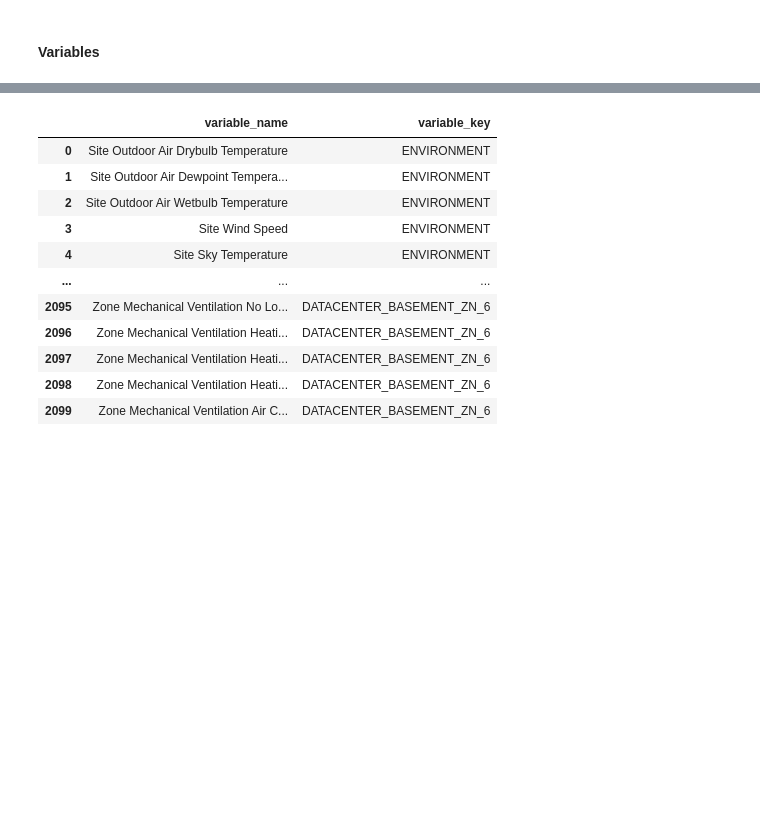
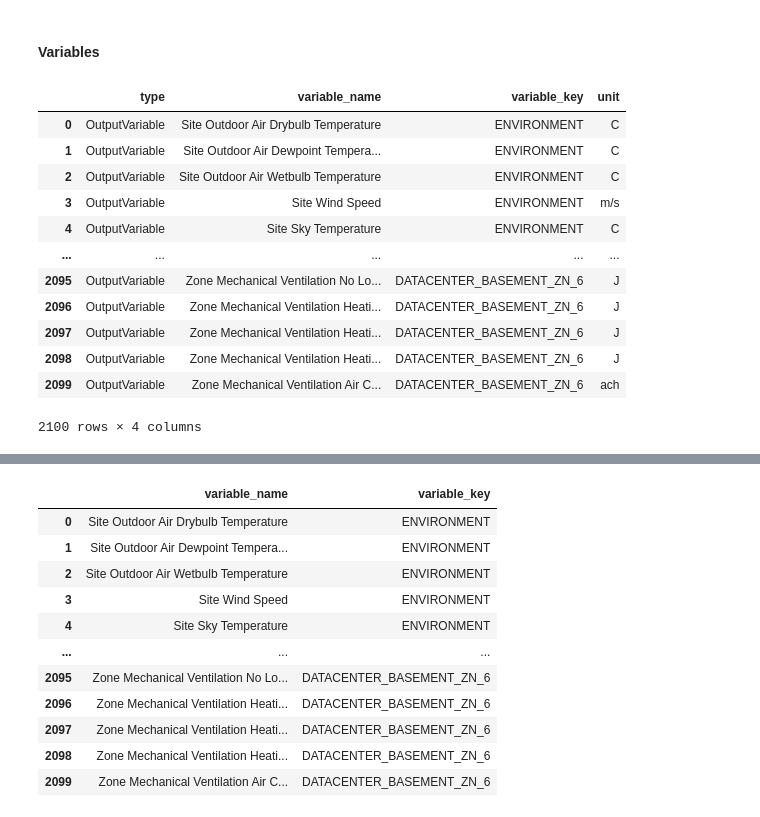
Before and after one commit to BuildingGym/controllables-energyplus, a Jupyter notebook: examples/energyplus/ooep/b_basic.ipynb, the cells around one changed output, grey strips where cells are left out. Cells and saved outputs as stored; diff of their text form; code cells hidden in the pictures; blank space fills up the shorter version.

```diff
--- a/examples/energyplus/ooep/b_basic.ipynb
+++ b/examples/energyplus/ooep/b_basic.ipynb
@@ -125,3 +113,19 @@ env(
 0
 # %% [markdown]
 #### Variables
+# %%
+env._available_data['**VARIABLES**']
+# %% [output]
+|  | type | variable_name | variable_key | unit |
+| 0 | OutputVariable | Site Outdoor Air Drybulb Temperature | ENVIRONMENT | C |
+| 1 | OutputVariable | Site Outdoor Air Dewpoint Tempera... | ENVIRONMENT | C |
+| 2 | OutputVariable | Site Outdoor Air Wetbulb Temperature | ENVIRONMENT | C |
+| 3 | OutputVariable | Site Wind Speed | ENVIRONMENT | m/s |
+| 4 | OutputVariable | Site Sky Temperature | ENVIRONMENT | C |
+| ... | ... | ... | ... | ... |
+| 2095 | OutputVariable | Zone Mechanical Ventilation No Lo... | DATACENTER_BASEMENT_ZN_6 | J |
+| 2096 | OutputVariable | Zone Mechanical Ventilation Heati... | DATACENTER_BASEMENT_ZN_6 | J |
+| 2097 | OutputVariable | Zone Mechanical Ventilation Heati... | DATACENTER_BASEMENT_ZN_6 | J |
+| 2098 | OutputVariable | Zone Mechanical Ventilation Heati... | DATACENTER_BASEMENT_ZN_6 | J |
+| 2099 | OutputVariable | Zone Mechanical Ventilation Air C... | DATACENTER_BASEMENT_ZN_6 | ach |
+2100 rows × 4 columns
```
Also changed, not shown: parts of 3 cells of this notebook, 3 other files.
